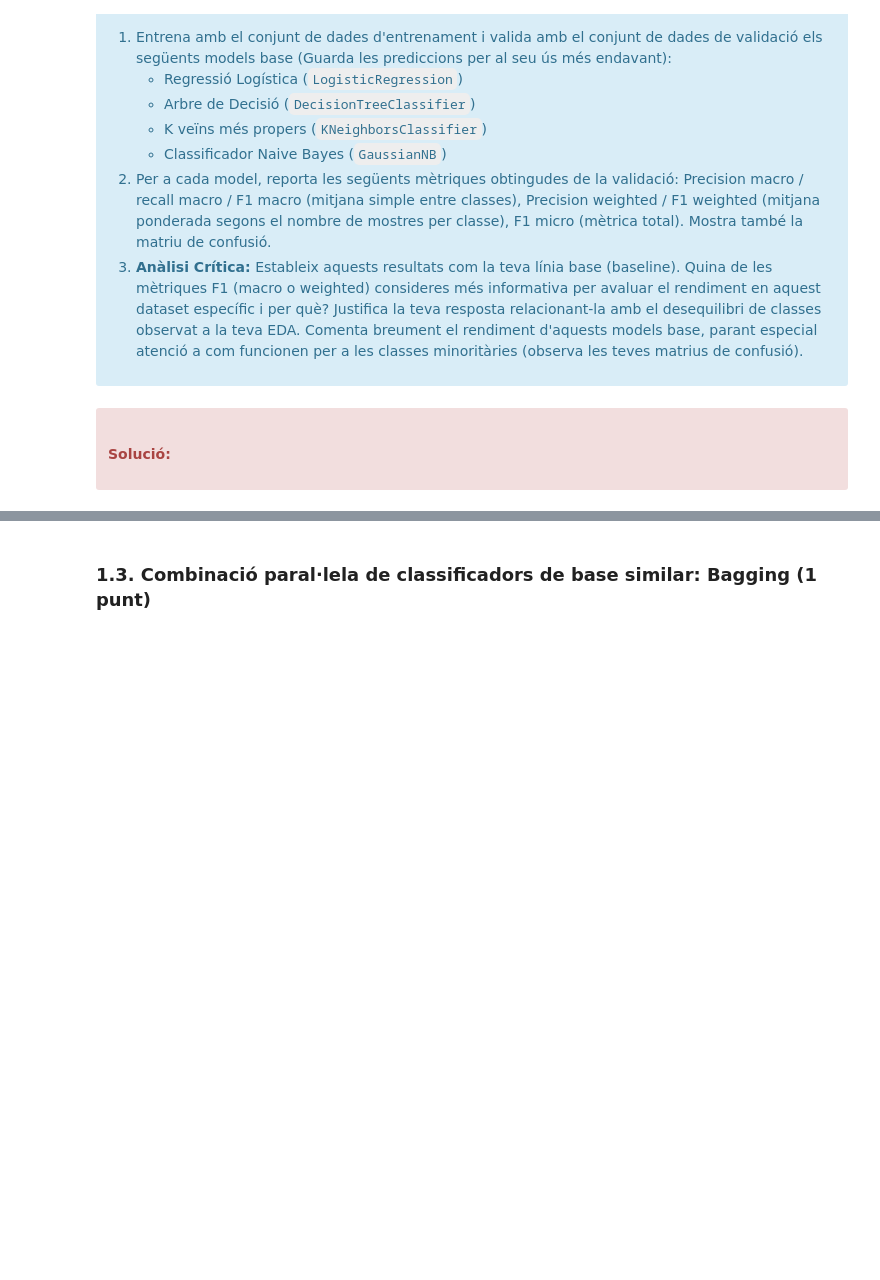
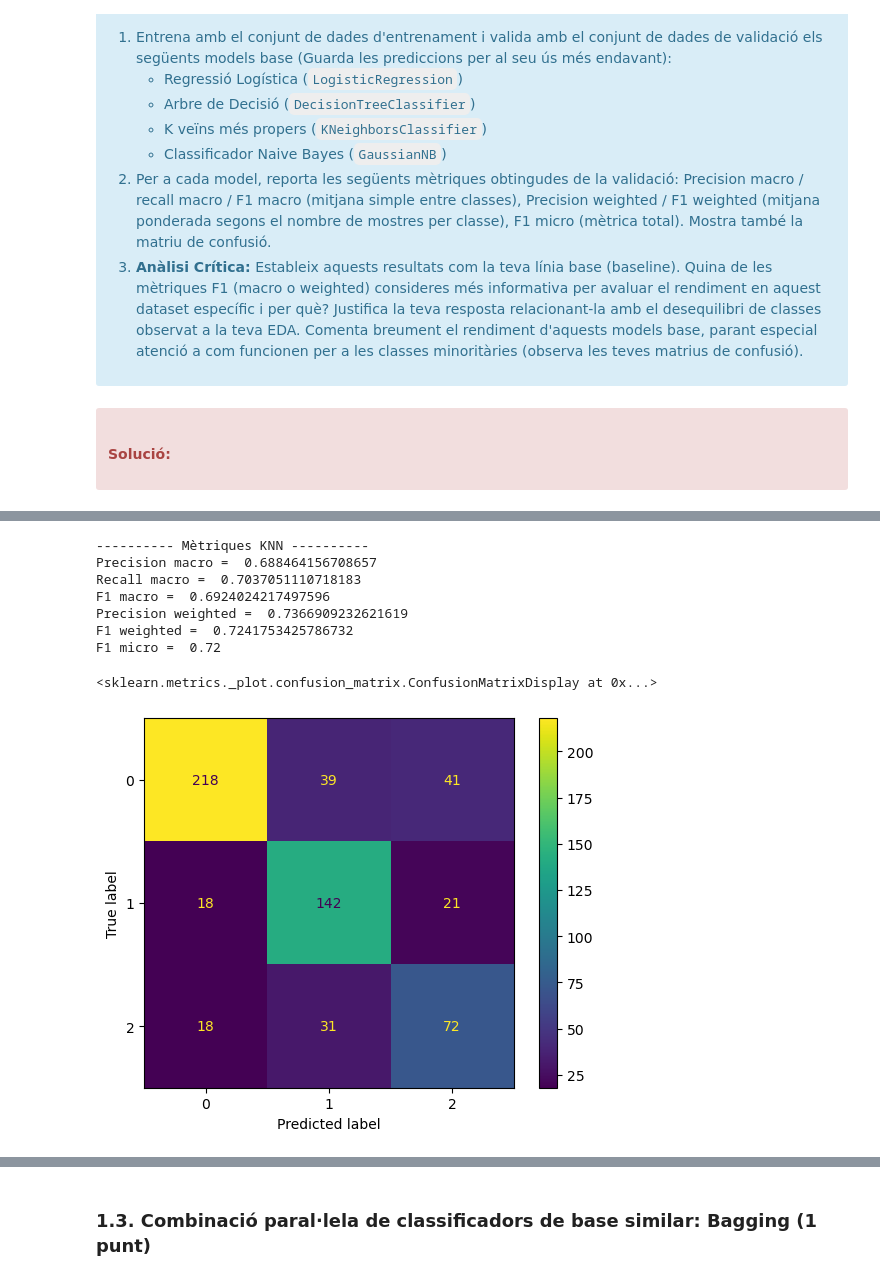
Before and after one commit to marc7666/PAC4-aprenentatge-automatic, a Jupyter notebook: M2_991_20242_PAC4_Enunciat.ipynb, the cells around one changed output, grey strips where cells are left out. Cells and saved outputs as stored; diff of their text form; code cells hidden in the pictures; blank space fills up the shorter version.

```diff
--- a/M2_991_20242_PAC4_Enunciat.ipynb
+++ b/M2_991_20242_PAC4_Enunciat.ipynb
@@ -489,0 +522,7 @@ Comenta dins d'aquesta cel·la la teva anàlisi crítica, fes servir tantes cel
+# %%
+# KNN
+knn = KNeighborsClassifier()
+knn.fit(X_train_balanced_no_outliers, y_train_balanced)
+knn_predictions = knn.predict(X_test_no_outliers)
+print("---------- KNN ----------")
+print(classification_report(y_test, knn_predictions))
@@ -489,0 +602,19 @@ Comenta dins d'aquesta cel·la la teva anàlisi crítica, fes servir tantes cel
+# %%
+print("---------- Mètriques KNN ----------")
+print(f"Precision macro = ", precision_score(y_test, knn_predictions, average="macro"))
+print(f"Recall macro = ", recall_score(y_test, knn_predictions, average="macro"))
+print(f"F1 macro = ", f1_score(y_test, knn_predictions, average="macro"))
+print(f"Precision weighted = ", precision_score(y_test, knn_predictions, average="weighted"))
+print(f"F1 weighted = ",f1_score(y_test, knn_predictions, average="weighted"))
+print(f"F1 micro = ", f1_score(y_test, knn_predictions, average="micro"))
+ConfusionMatrixDisplay.from_predictions(y_test, knn_predictions)
+# %% [output]
+---------- Mètriques KNN ----------
+Precision macro =  0.688464156708657
+Recall macro =  0.7037051110718183
+F1 macro =  0.6924024217497596
+Precision weighted =  0.7366909232621619
+F1 weighted =  0.7241753425786732
+F1 micro =  0.72
+<sklearn.metrics._plot.confusion_matrix.ConfusionMatrixDisplay at 0x...>
+[figure, added]
```
Also changed, not shown: parts of 24 cells of this notebook.
